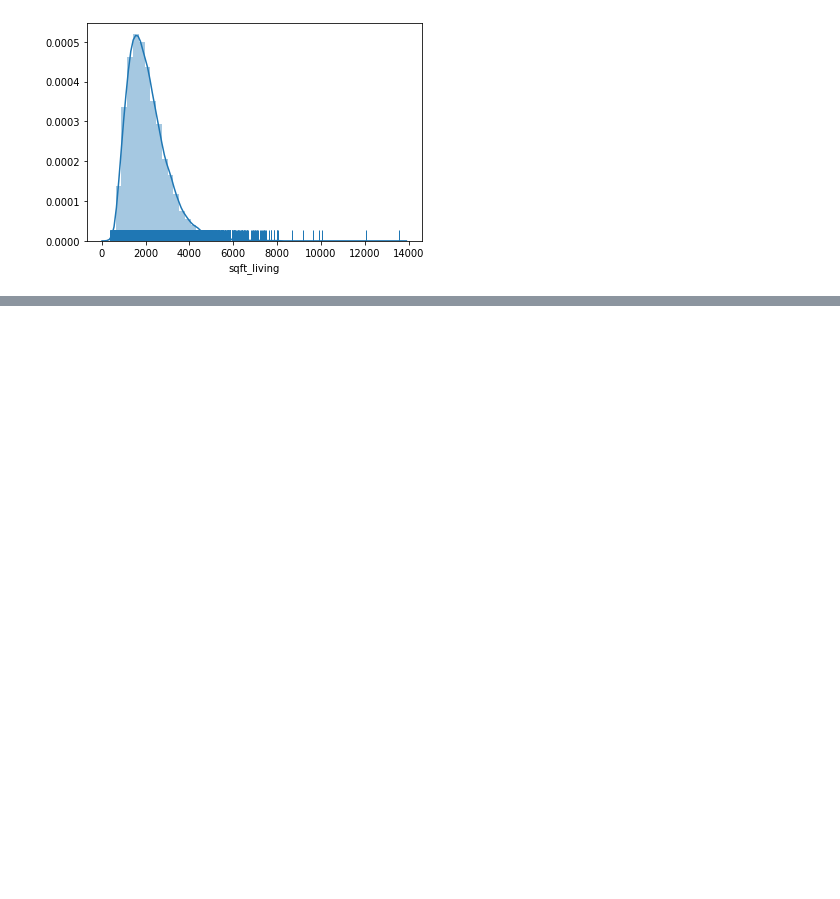
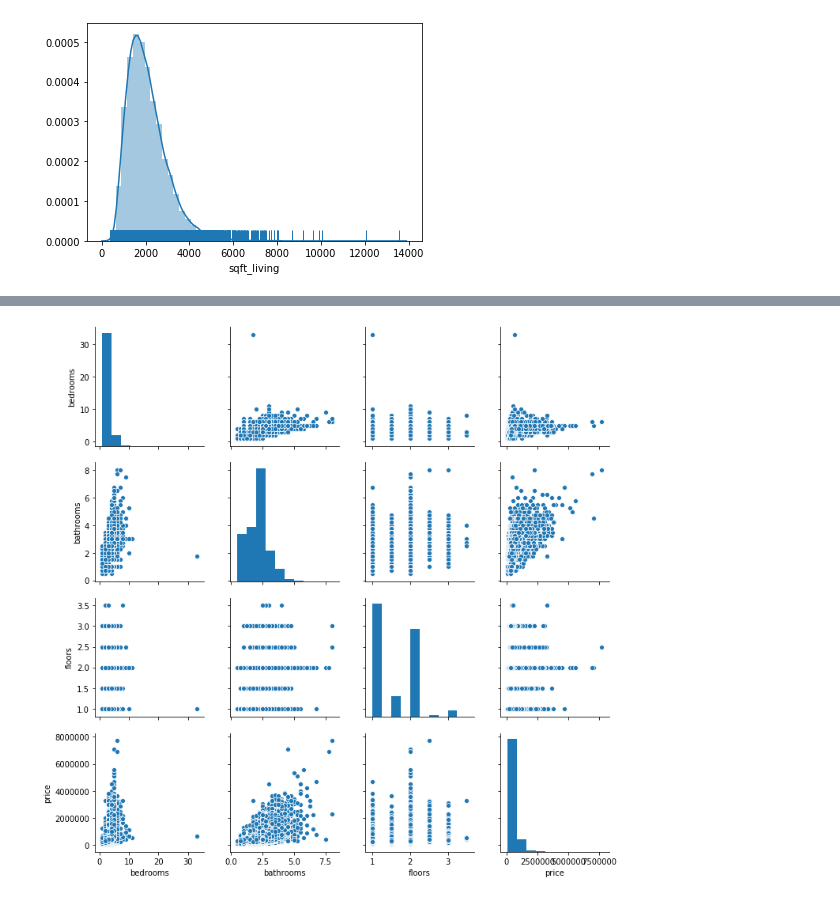
Before and after one commit to zarialevi/mod-1-project, a Jupyter notebook: EDA-Zaria.ipynb, the cells around one changed output, grey strips where cells are left out. Cells and saved outputs as stored; diff of their text form; code cells hidden in the pictures; blank space fills up the shorter version.

```diff
--- a/EDA-Zaria.ipynb
+++ b/EDA-Zaria.ipynb
@@ -189,0 +139,7 @@ to do: random sample of price vs house size
+# %%
+bedrooms_bathrooms_floors_plot = sns.pairplot(df,
+                                              vars=['bedrooms','bathrooms', 'floors','price'
+                                              ])
+plt.show()
+# %% [output]
+[figure, added]
```
Also changed, not shown: parts of 21 cells of this notebook.
